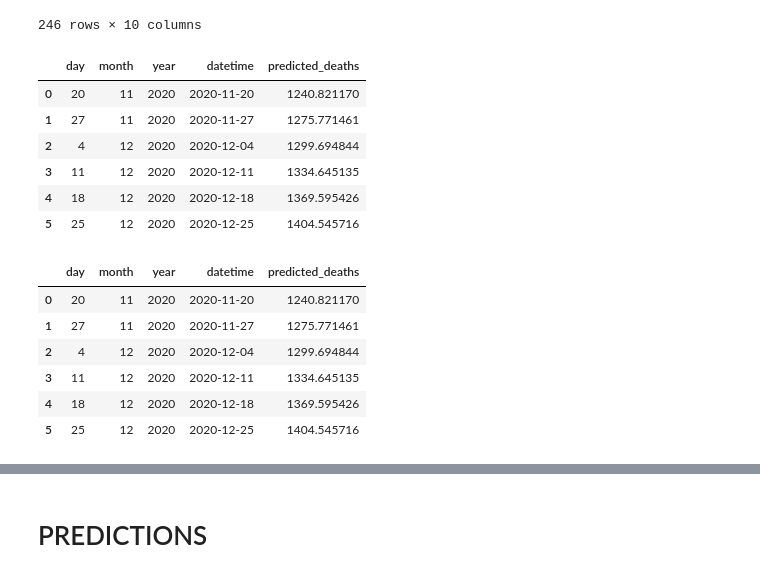
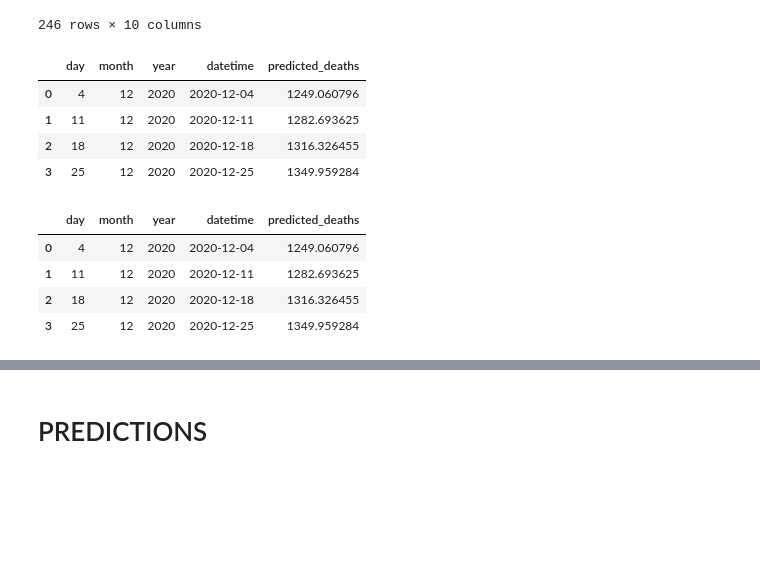
Before and after one commit to searanch/covid-19-predictions, a Jupyter notebook: minneapolis.ipynb, the cells around one changed output, grey strips where cells are left out. Saved outputs shown, nothing was run; the diff lists cells and outputs as text; code cells hidden in the pictures; blank space fills up the shorter version.

```diff
--- a/minneapolis.ipynb
+++ b/minneapolis.ipynb
@@ -32,8 +52,8 @@ states.sample(5)
 | 287 | 11/3/2020 | 9469433 | 232607 |
 | 81 | 4/11/2020 | 531106 | 23168 |
 # %%
-# find hennepin county
-henn = counties[(counties['county']=='Hennepin') & (counties['state']=='Minnesota')]
-henn.sample(3)
+# find hennepin county and call sample
+hennepin = counties[(counties['county']=='Hennepin') & (counties['state']=='Minnesota')]
+hennepin.tail(3)
 # %% [output]
 |  | date | county | state | fips | cases | deaths |
@@ -43,19 +63,22 @@ henn.sample(3)
 # %%
-henn['datetime'] = pd.to_datetime(henn['date'])
+# created datetime object
+hennepin['datetime'] = pd.to_datetime(hennepin['date'])
 # %%
-henn.sort_values(by = 'datetime')
-henn = henn.reset_index()
-henn = henn.groupby(["datetime"]).sum()
+hennepin.sort_values(by ='datetime')
+hennepin = hennepin.reset_index()
+hennepin = hennepin.groupby(['datetime']).sum()
 
 # Sort by datetime and reset index
-henn.sort_values(by = 'datetime')
-henn = henn.reset_index()
+hennepin.sort_values(by = 'datetime')
+hennepin = hennepin.reset_index()
 
 # Finish datetime conversion
-henn['datetime'] = pd.to_datetime(henn['datetime'])
-henn['day'] = henn['datetime'].map(lambda x: x.day)
-henn['month'] = henn['datetime'].map(lambda x: x.month)
-henn['year'] = henn['datetime'].map(lambda x: x.year)
+hennepin['datetime'] = pd.to_datetime(hennepin['datetime'])
+hennepin['day'] = hennepin['datetime'].map(lambda x: x.day)
+hennepin['month'] = hennepin['datetime'].map(lambda x: x.month)
+hennepin['year'] = hennepin['datetime'].map(lambda x: x.year)
 
-henn = henn.dropna()
-henn = henn
+# drop na's
+hennepin = hennepin.dropna()
+hennepin = hennepin
+hennepin.sample()
@@ -124,8 +118,8 @@ def make_models():
     Hen_model = LinearRegression()
 
     # Assign the features and the target
-    X_Us = henn[["day", "month", "year"]]
-    y_Us = henn[["deaths"]]
+    X_Us = hennepin[["day", "month", "year"]]
+    y_Us = hennepin[["deaths"]]
 
     # Split the data for training and testing
     X_train_Us, X_test_Us, y_train_Us, y_test_Us = train_test_split(X_Us, y_Us, random_state=42)
@@ -137,51 +131,47 @@ def make_models():
     # Make Dataframe for the holidays which will be used for the predicitons:
     # Labor Day, Election Day, Thanksgiving, Christmas
 
     #election_day = {"day": [20], "month": [11], "year": [2020]}
-    predict_weeks = {"day": [20, 27, 4, 11, 18, 25], "month": [11, 11, 12, 12, 12, 12], "year": [2020, 2020, 2020, 2020, 2020, 2020]}
+    predict_weeks = {"day": [4, 11, 18, 25], "month": [ 12, 12, 12, 12], "year": [ 2020, 2020, 2020, 2020]}
 
 
     predict_weeks = pd.DataFrame(predict_weeks)
     #predict_election = pd.DataFrame(election_day)
     predict_weeks["datetime"] = pd.to_datetime((predict_weeks.year*10000 + predict_weeks.month*100+predict_weeks.day).apply(str),format='%Y%m%d')
 
 
     # Predict with the model
     predictions = Hen_model.predict(predict_weeks[["day", "month", "year"]])
 
 
     # convert predictions from ndarray to list
     preds_arr = []
     for i in predictions:
         preds_arr.append(np.asscalar(i))
 
     # Add the precitions back to the DataFrame and convert from object to
     # float so we can use it for graphing
     predict_weeks["predicted_deaths"] = predictions
     predict_weeks["predicted_deaths"] = predict_weeks['predicted_deaths'].astype('float')
 
     return predict_weeks
 
 make_models()
 # %% [output]
 |  | day | month | year | datetime | predicted_deaths |
-| 0 | 20 | 11 | 2020 | 2020-11-20 | 1240.821170 |
-| 1 | 27 | 11 | 2020 | 2020-11-27 | 1275.771461 |
-| 2 | 4 | 12 | 2020 | 2020-12-04 | 1299.694844 |
-| 3 | 11 | 12 | 2020 | 2020-12-11 | 1334.645135 |
-| 4 | 18 | 12 | 2020 | 2020-12-18 | 1369.595426 |
-| 5 | 25 | 12 | 2020 | 2020-12-25 | 1404.545716 |
+| 0 | 4 | 12 | 2020 | 2020-12-04 | 1249.060796 |
+| 1 | 11 | 12 | 2020 | 2020-12-11 | 1282.693625 |
+| 2 | 18 | 12 | 2020 | 2020-12-18 | 1316.326455 |
+| 3 | 25 | 12 | 2020 | 2020-12-25 | 1349.959284 |
 # %%
 mn = make_models()
 mn
 # %% [output]
 |  | day | month | year | datetime | predicted_deaths |
-| 0 | 20 | 11 | 2020 | 2020-11-20 | 1240.821170 |
-| 1 | 27 | 11 | 2020 | 2020-11-27 | 1275.771461 |
-| 2 | 4 | 12 | 2020 | 2020-12-04 | 1299.694844 |
-| 3 | 11 | 12 | 2020 | 2020-12-11 | 1334.645135 |
-| 4 | 18 | 12 | 2020 | 2020-12-18 | 1369.595426 |
-| 5 | 25 | 12 | 2020 | 2020-12-25 | 1404.545716 |
+| 0 | 4 | 12 | 2020 | 2020-12-04 | 1249.060796 |
+| 1 | 11 | 12 | 2020 | 2020-12-11 | 1282.693625 |
+| 2 | 18 | 12 | 2020 | 2020-12-18 | 1316.326455 |
+| 3 | 25 | 12 | 2020 | 2020-12-25 | 1349.959284 |
 # %%
 mn['predicted_deaths'].plot.bar()
 plt.grid(True)
```
Also changed, not shown: parts of 22 cells of this notebook, 1 other file.
